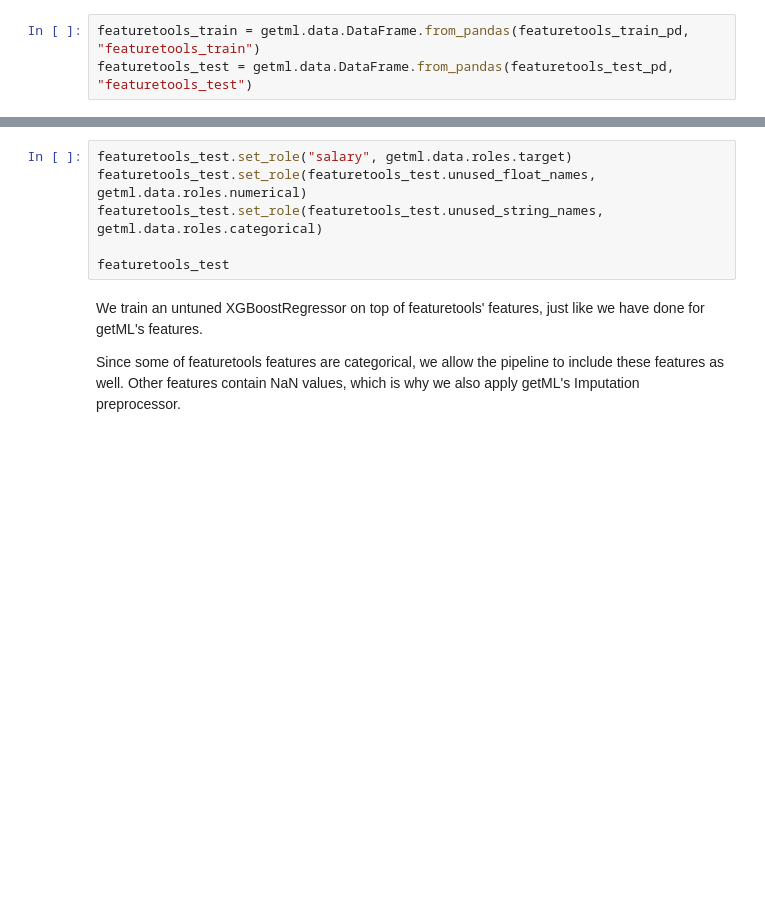
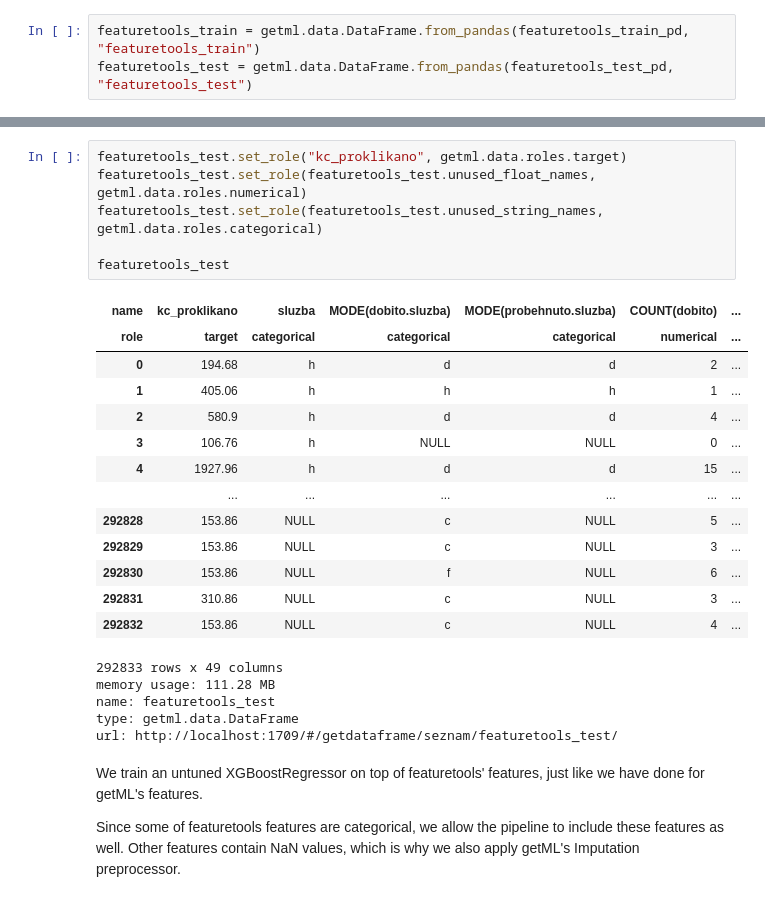
Before and after one commit to getml/getml-demo, a Jupyter notebook: seznam.ipynb, the cells around one changed output, grey strips where cells are left out. Saved outputs shown, nothing was run; the diff lists cells and outputs as text; blank space fills up the shorter version.

```diff
--- a/seznam.ipynb
+++ b/seznam.ipynb
@@ -410,9 +595,28 @@ featuretools_train
 # %%
-featuretools_test.set_role("salary", getml.data.roles.target)
+featuretools_test.set_role("kc_proklikano", getml.data.roles.target)
 featuretools_test.set_role(featuretools_test.unused_float_names, getml.data.roles.numerical)
 featuretools_test.set_role(featuretools_test.unused_string_names, getml.data.roles.categorical)
 
 featuretools_test
+# %% [output]
+| name | kc_proklikano | sluzba | MODE(dobito.sluzba) | MODE(probehnuto.sluzba) | COUNT(dobito) | ... |
+| role | target | categorical | categorical | categorical | numerical | ... |
+| 0 | 194.68 | h | d | d | 2 | ... |
+| 1 | 405.06 | h | h | h | 1 | ... |
+| 2 | 580.9 | h | d | d | 4 | ... |
+| 3 | 106.76 | h | NULL | NULL | 0 | ... |
+| 4 | 1927.96 | h | d | d | 15 | ... |
+|  | ... | ... | ... | ... | ... | ... |
+| 292828 | 153.86 | NULL | c | NULL | 5 | ... |
+| 292829 | 153.86 | NULL | c | NULL | 3 | ... |
+| 292830 | 153.86 | NULL | f | NULL | 6 | ... |
+| 292831 | 310.86 | NULL | c | NULL | 3 | ... |
+| 292832 | 153.86 | NULL | c | NULL | 4 | ... |
+292833 rows x 49 columns
+memory usage: 111.28 MB
+name: featuretools_test
+type: getml.data.DataFrame
+url: http://localhost:1709/#/getdataframe/seznam/featuretools_test/
 # %% [markdown]
 We train an untuned XGBoostRegressor on top of featuretools' features, just like we have done for getML's features.
 
```
Also changed, not shown: parts of 16 cells of this notebook.
